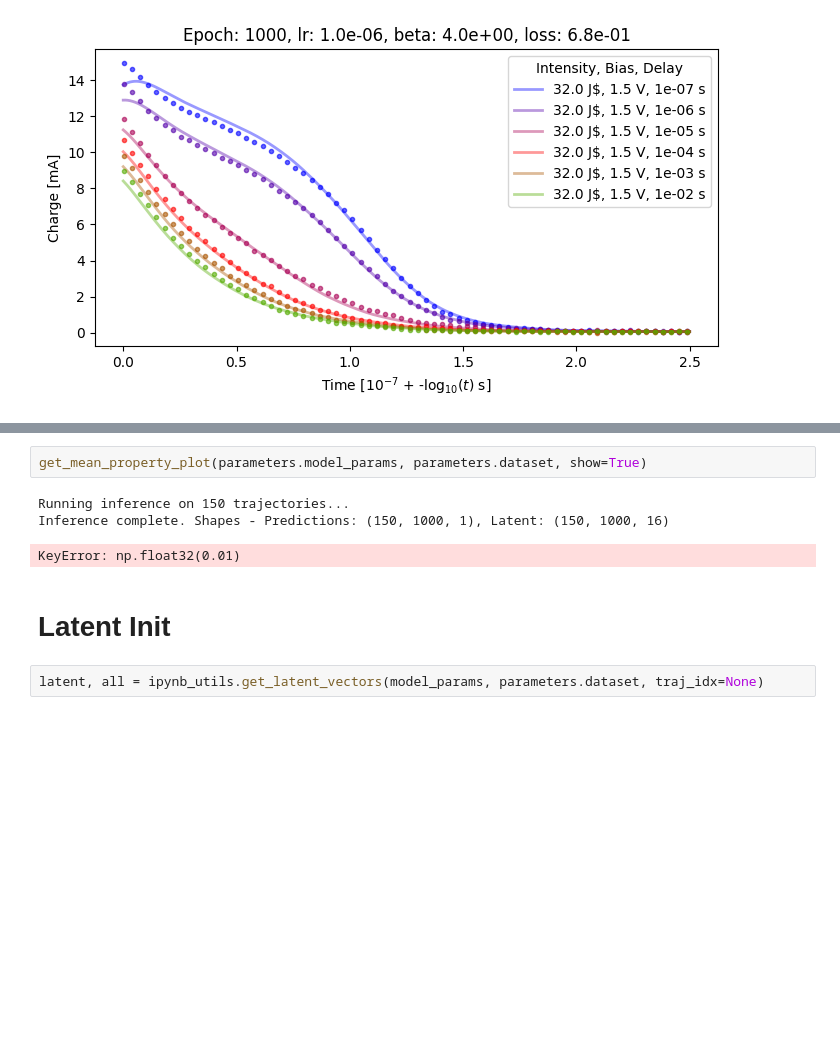
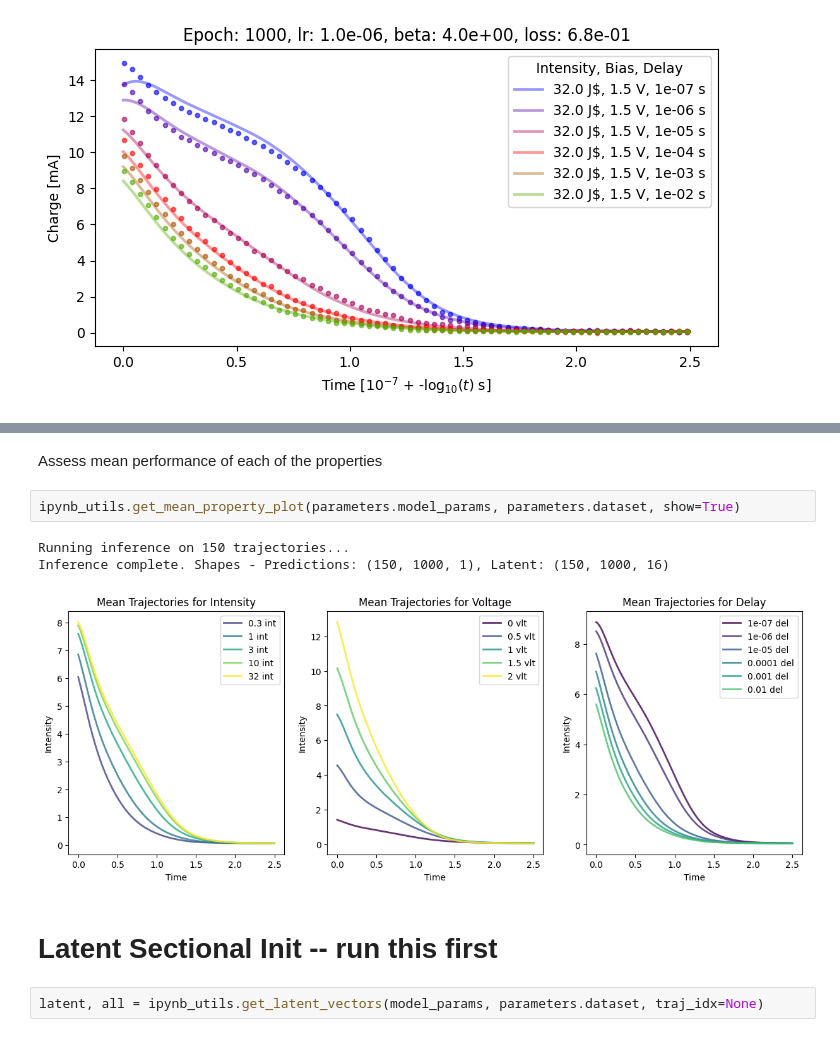
Before and after one commit to rayyyd/ML_charge_modeling, a Jupyter notebook: parameter_tuning/interpretability.ipynb, the cells around one changed output, grey strips where cells are left out. Drawn from its saved outputs; the diff is of its cells as text; blank space fills up the shorter version.

```diff
--- a/parameter_tuning/interpretability.ipynb
+++ b/parameter_tuning/interpretability.ipynb
@@ -341,11 +156,13 @@ def get_mean_property_plot(model_params, dataset, show=True):
+# %% [markdown]
+Assess mean performance of each of the properties
 # %%
-get_mean_property_plot(parameters.model_params, parameters.dataset, show=True)
+ipynb_utils.get_mean_property_plot(parameters.model_params, parameters.dataset, show=True)
 # %% [output]
 Running inference on 150 trajectories...
 Inference complete. Shapes - Predictions: (150, 1000, 1), Latent: (150, 1000, 16)
-KeyError: np.float32(0.01)
+[figure, added]
 # %% [markdown]
-# Latent Init
+# Latent Sectional Init -- run this first
 # %%
 latent, all = ipynb_utils.get_latent_vectors(model_params, parameters.dataset, traj_idx=None)
 # %% [output]
```
Also changed, not shown: parts of 9 cells of this notebook, 1 other file.
